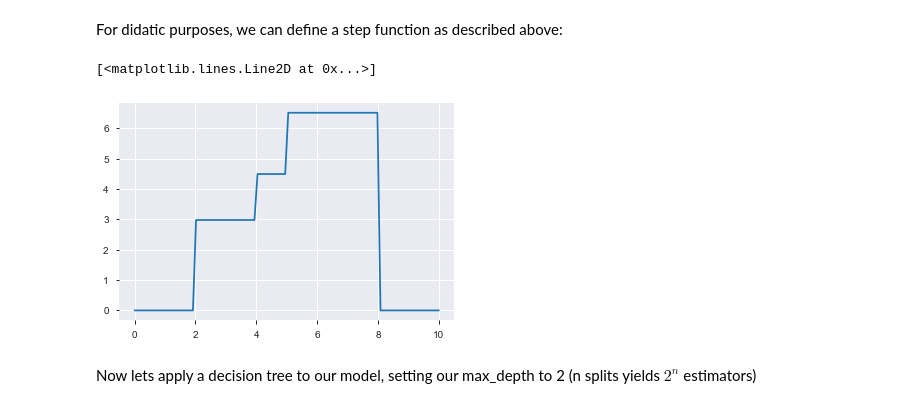
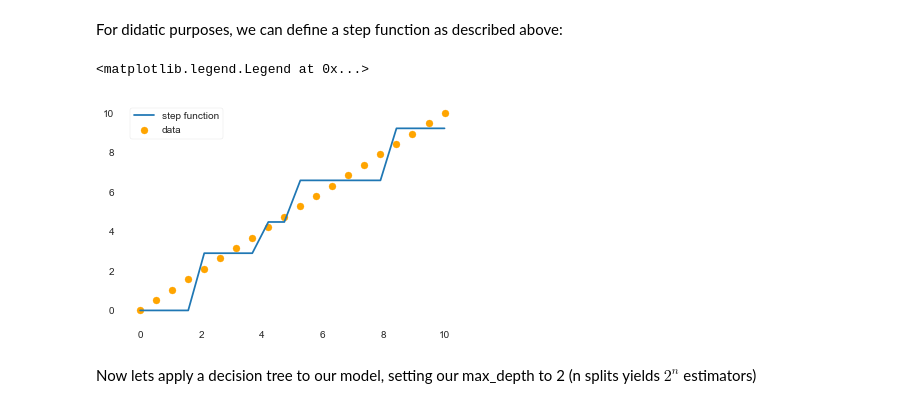
Before and after one commit to cervejaria-ambev/ambev_estudos_ISL, a Jupyter notebook: notebooks/Chapter 07/Beyond Linearity.ipynb, the cells around one changed output. Cells and saved outputs as stored; diff of their text form; code cells hidden in the pictures.

```diff
--- a/notebooks/Chapter 07/Beyond Linearity.ipynb
+++ b/notebooks/Chapter 07/Beyond Linearity.ipynb
@@ -244,17 +244,19 @@ For didatic purposes, we can define a step function as described above:
 # %%
 def step_function(arr, start, end):
     result = np.zeros(arr.shape)
     msk_1 = (arr >= start) & (arr < end)
     result[msk_1] = arr[msk_1].mean()
     return result
 
 
-X = np.linspace(0, 10, 100)
-y = step_function(X, 2, 4) + step_function(X, 4, 5) + step_function(X, 5, 8)
-plt.plot(X, y)
+X = np.linspace(0, 10, 20)
+y = step_function(X, 2, 4) + step_function(X, 4, 5) + step_function(X, 5, 8) + + step_function(X, 8, 11)
+plt.plot(X, y, label = 'step function')
+plt.scatter(X,X, color = 'orange', label = 'data')
+plt.legend()
 # %% [output]
-[<matplotlib.lines.Line2D at 0x...>]
+<matplotlib.legend.Legend at 0x...>
-[figure, old version]
+[figure, new version]
 # %% [markdown]
 Now lets apply a decision tree to our model, setting our max_depth to 2 (n splits yields $2^n$ estimators)
 # %%
```
Also changed, not shown: parts of 15 cells of this notebook, 2 other files.
